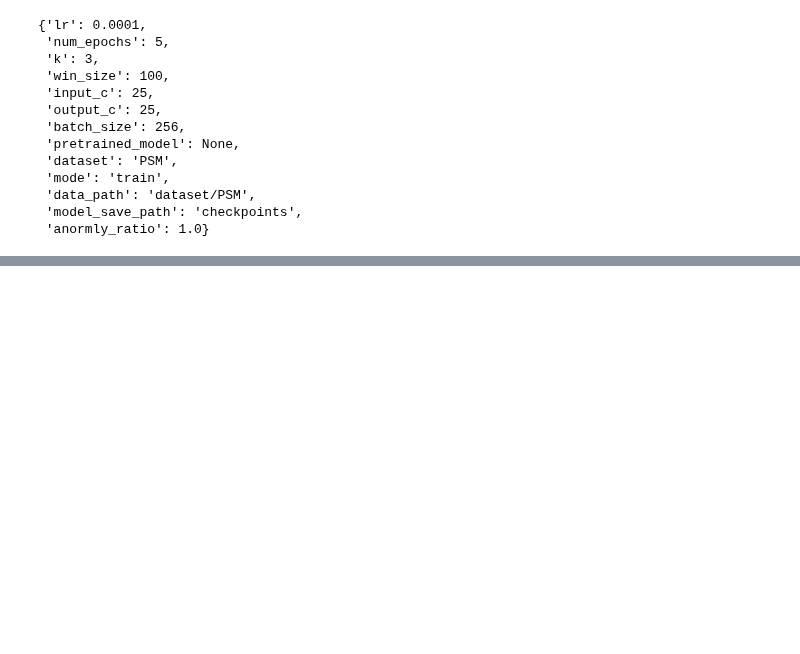
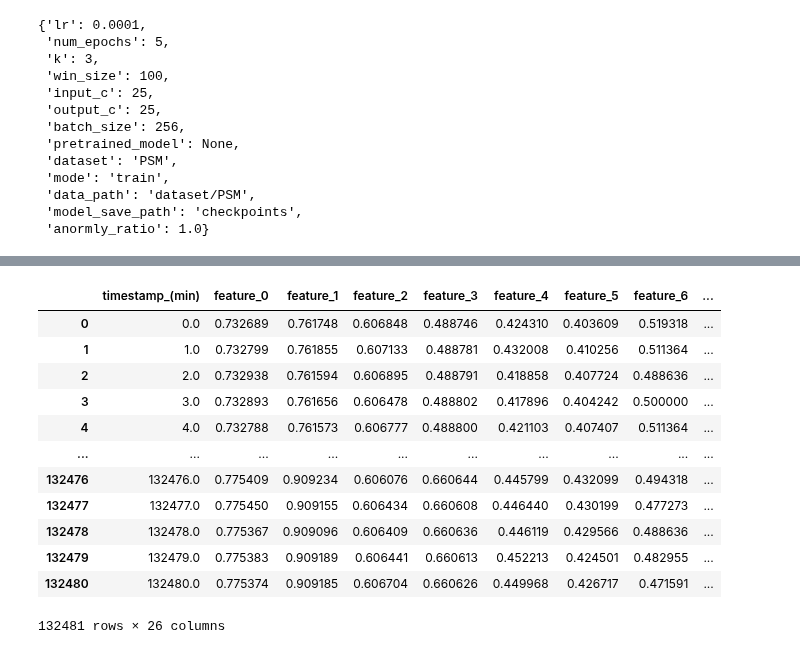
Before and after one commit to ArthurWuTW/Anomaly-Transformer, a Jupyter notebook: CustomTrain.ipynb, the cells around one changed output, grey strips where cells are left out. Saved outputs shown, nothing was run; the diff lists cells and outputs as text; code cells hidden in the pictures; blank space fills up the shorter version.

```diff
--- a/CustomTrain.ipynb
+++ b/CustomTrain.ipynb
@@ -528,0 +544,18 @@ train: (132481, 25)
+# %%
+data = pd.read_csv('dataset/PSM/train.csv')
+# %%
+data
+# %% [output]
+|  | timestamp_(min) | feature_0 | feature_1 | feature_2 | feature_3 | feature_4 | feature_5 | feature_6 | ... |
+| 0 | 0.0 | 0.732689 | 0.761748 | 0.606848 | 0.488746 | 0.424310 | 0.403609 | 0.519318 | ... |
+| 1 | 1.0 | 0.732799 | 0.761855 | 0.607133 | 0.488781 | 0.432008 | 0.410256 | 0.511364 | ... |
+| 2 | 2.0 | 0.732938 | 0.761594 | 0.606895 | 0.488791 | 0.418858 | 0.407724 | 0.488636 | ... |
+| 3 | 3.0 | 0.732893 | 0.761656 | 0.606478 | 0.488802 | 0.417896 | 0.404242 | 0.500000 | ... |
+| 4 | 4.0 | 0.732788 | 0.761573 | 0.606777 | 0.488800 | 0.421103 | 0.407407 | 0.511364 | ... |
+| ... | ... | ... | ... | ... | ... | ... | ... | ... | ... |
+| 132476 | 132476.0 | 0.775409 | 0.909234 | 0.606076 | 0.660644 | 0.445799 | 0.432099 | 0.494318 | ... |
+| 132477 | 132477.0 | 0.775450 | 0.909155 | 0.606434 | 0.660608 | 0.446440 | 0.430199 | 0.477273 | ... |
+| 132478 | 132478.0 | 0.775367 | 0.909096 | 0.606409 | 0.660636 | 0.446119 | 0.429566 | 0.488636 | ... |
+| 132479 | 132479.0 | 0.775383 | 0.909189 | 0.606441 | 0.660613 | 0.452213 | 0.424501 | 0.482955 | ... |
+| 132480 | 132480.0 | 0.775374 | 0.909185 | 0.606704 | 0.660626 | 0.449968 | 0.426717 | 0.471591 | ... |
+132481 rows × 26 columns
```
Also changed, not shown: parts of 5 cells of this notebook.
